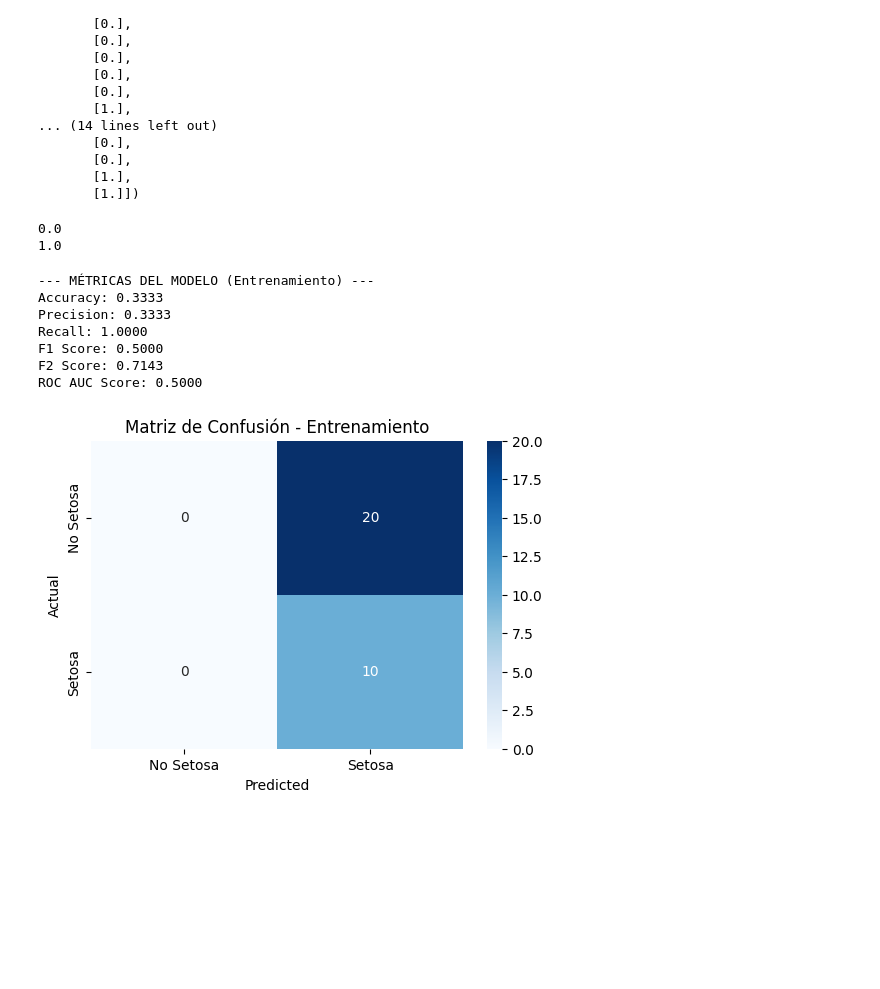
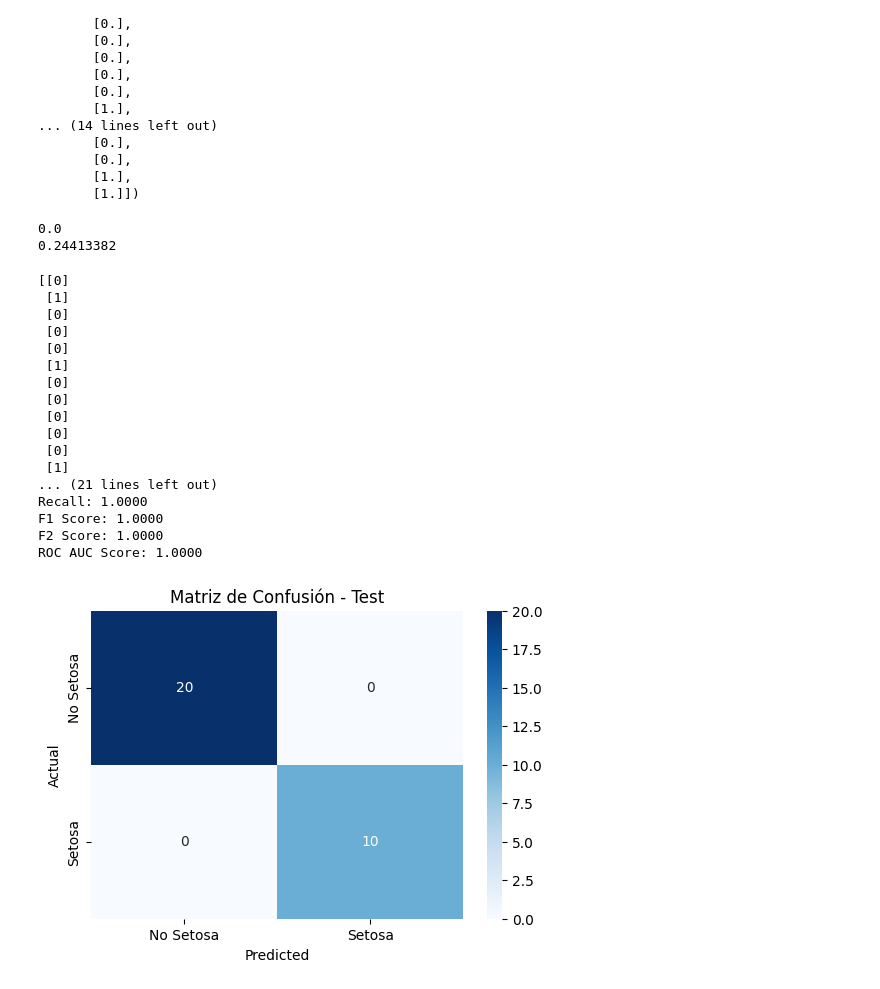
Before and after one commit to Marti820/T6, a Jupyter notebook: Taller 6 Redes Neuronales.ipynb, the cells around one changed output. Drawn from its saved outputs; the diff is of its cells as text; code cells hidden in the pictures; blank space fills up the shorter version.

Commit message:
modelos secundarios

```diff
--- a/Taller 6 Redes Neuronales.ipynb
+++ b/Taller 6 Redes Neuronales.ipynb
@@ -81,4 +81,4 @@ tf.keras.backend.clear_session()
 base = tf.keras.Sequential()
 base.add(tf.keras.layers.InputLayer(input_shape=(4,)))
 base.add(tf.keras.layers.Dense(8, activation="relu"))
-base.add(tf.keras.layers.Dense(1, activation="softmax"))
+base.add(tf.keras.layers.Dense(1, activation="sigmoid"))
@@ -167,8 +161,8 @@ from sklearn.metrics import accuracy_score, precision_score, recall_score, f1_sc
 import seaborn as sns
 import numpy as np
 
-y_pred = base.predict(X_test)
-#y_pred_classes = np.argmax(y_pred, axis=1)
-#y_pred_classes
-y_pred
+y_pred_base = base.predict(X_test)
+#y_pred_base_classes = np.argmax(y_pred_base, axis=1)
+#y_pred_base_classes
+y_pred_base
 # %% [output]
@@ -212,46 +206,65 @@ array([[0.],
        [1.]])
 # %%
 print(y_test[0][0])
-print(y_pred[0][0])
+print(y_pred_base[0][0])
 # %% [output]
 0.0
-1.0
+0.24413382
 # %%
 y_test.astype(int).flatten().tolist()
-y_pred.astype(int).flatten().tolist()
+
+def to_binary_predictions(array, threshold=0.5):
+    return (array >= threshold).astype(int)
+
+# Example usage:
+y_pred_base = to_binary_predictions(y_pred_base)
+
+print(y_pred_base)
+
+
 
 # Evaluación
-accuracy = accuracy_score(y_test, y_pred)
-precision = precision_score(y_test, y_pred)
-recall = recall_score(y_test, y_pred)
-f1 = f1_score(y_test, y_pred)
-f2 = fbeta_score(y_test, y_pred, beta=2)
-roc_auc = roc_auc_score(y_test, y_pred)
+accuracy = accuracy_score(y_test, y_pred_base)
+precision = precision_score(y_test, y_pred_base)
+recall = recall_score(y_test, y_pred_base)
+f1 = f1_score(y_test, y_pred_base)
+f2 = fbeta_score(y_test, y_pred_base, beta=2)
+roc_auc = roc_auc_score(y_test, y_pred_base)
 
 print("--- MÉTRICAS DEL MODELO (Entrenamiento) ---")
 print(f"Accuracy: {accuracy:.4f}")
 print(f"Precision: {precision:.4f}")
 print(f"Recall: {recall:.4f}")
 print(f"F1 Score: {f1:.4f}")
 print(f"F2 Score: {f2:.4f}")
 print(f"ROC AUC Score: {roc_auc:.4f}")
 
 # Matriz de confusión
-conf_matrix = confusion_matrix(y_test, y_pred)
+conf_matrix = confusion_matrix(y_test, y_pred_base)
 plt.figure(figsize=(6, 4))
 sns.heatmap(conf_matrix, annot=True, fmt='d', cmap='Blues', xticklabels = ['No Setosa', 'Setosa'], yticklabels= ['No Setosa', 'Setosa'])
 plt.xlabel('Predicted')
 plt.ylabel('Actual')
-plt.title('Matriz de Confusión - Entrenamiento')
+plt.title('Matriz de Confusión - Test')
 plt.show()
 # %% [output]
---- MÉTRICAS DEL MODELO (Entrenamiento) ---
-Accuracy: 0.3333
-Precision: 0.3333
+[[0]
+ [1]
+ [0]
+ [0]
+ [0]
+ [1]
+ [0]
+ [0]
+ [0]
+ [0]
+ [0]
+ [1]
+... (21 lines left out)
 Recall: 1.0000
-F1 Score: 0.5000
-F2 Score: 0.7143
-ROC AUC Score: 0.5000
+F1 Score: 1.0000
+F2 Score: 1.0000
+ROC AUC Score: 1.0000
-[figure, old version]
+[figure, new version]
 # %%
 
```
Also changed, not shown: parts of 33 cells of this notebook.
